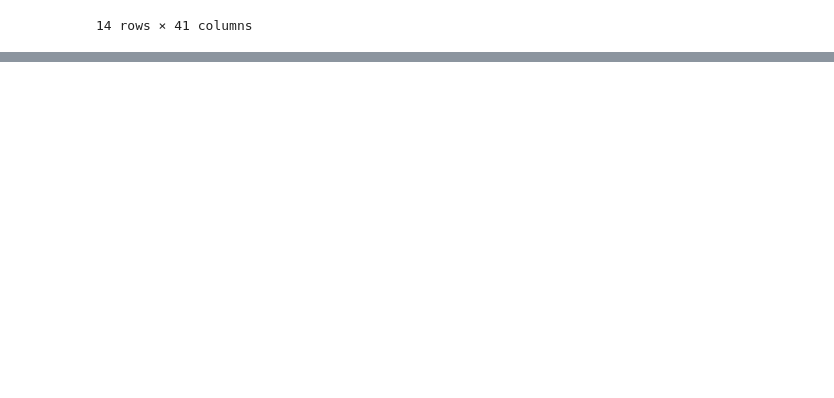
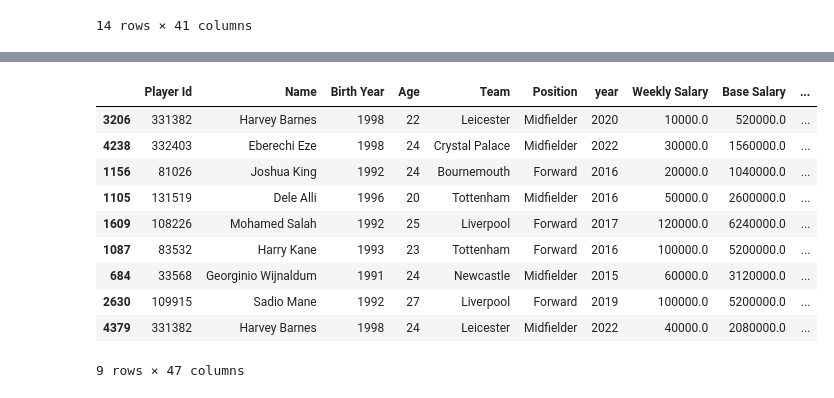
Before and after one commit to sajacaros/eda_champions, a Jupyter notebook: eda/eda.ipynb, the cells around one changed output, grey strips where cells are left out. Drawn from its saved outputs; the diff is of its cells as text; code cells hidden in the pictures; blank space fills up the shorter version.

Commit message:
RobustScaler and cos similarity

```diff
--- a/eda/eda.ipynb
+++ b/eda/eda.ipynb
@@ -329,0 +370,6 @@ l = ['a']
+# %%
+from sklearn.preprocessing import RobustScaler
+scaler = RobustScaler()
+scalered_data = scaler.fit_transform(featured_df)
+scalered_df = pd.DataFrame(scalered_data, columns=featured_df.columns)
+scalered_df.head()
@@ -329,0 +386,4 @@ l = ['a']
+# %%
+# 3152 손흥민
+similarity = cosine_similarity(scalered_df.iloc[[3152]], scalered_df)
+similarity
@@ -329,0 +397,4 @@ l = ['a']
+# %%
+eda_df2 = eda_df.copy()
+eda_df2['similarity'] = similarity[0]
+eda_df2.head()
@@ -329,0 +409,3 @@ l = ['a']
+# %%
+eda_df2['similarity_rank'] = eda_df2['similarity'].rank(ascending=False)
+eda_df2.head()
@@ -329,0 +420,14 @@ l = ['a']
+# %%
+eda_df2[eda_df2['similarity_rank']<10].sort_values('similarity_rank')
+# %% [output]
+|  | Player Id | Name | Birth Year | Age | Team | Position | year | Weekly Salary | Base Salary | ... |
+| 3206 | 331382 | Harvey Barnes | 1998 | 22 | Leicester | Midfielder | 2020 | 10000.0 | 520000.0 | ... |
+| 4238 | 332403 | Eberechi Eze | 1998 | 24 | Crystal Palace | Midfielder | 2022 | 30000.0 | 1560000.0 | ... |
+| 1156 | 81026 | Joshua King | 1992 | 24 | Bournemouth | Forward | 2016 | 20000.0 | 1040000.0 | ... |
+| 1105 | 131519 | Dele Alli | 1996 | 20 | Tottenham | Midfielder | 2016 | 50000.0 | 2600000.0 | ... |
+| 1609 | 108226 | Mohamed Salah | 1992 | 25 | Liverpool | Forward | 2017 | 120000.0 | 6240000.0 | ... |
+| 1087 | 83532 | Harry Kane | 1993 | 23 | Tottenham | Forward | 2016 | 100000.0 | 5200000.0 | ... |
+| 684 | 33568 | Georginio Wijnaldum | 1991 | 24 | Newcastle | Midfielder | 2015 | 60000.0 | 3120000.0 | ... |
+| 2630 | 109915 | Sadio Mane | 1992 | 27 | Liverpool | Forward | 2019 | 100000.0 | 5200000.0 | ... |
+| 4379 | 331382 | Harvey Barnes | 1998 | 24 | Leicester | Midfielder | 2022 | 40000.0 | 2080000.0 | ... |
+9 rows × 47 columns
```
Also changed, not shown: parts of 18 cells of this notebook.
